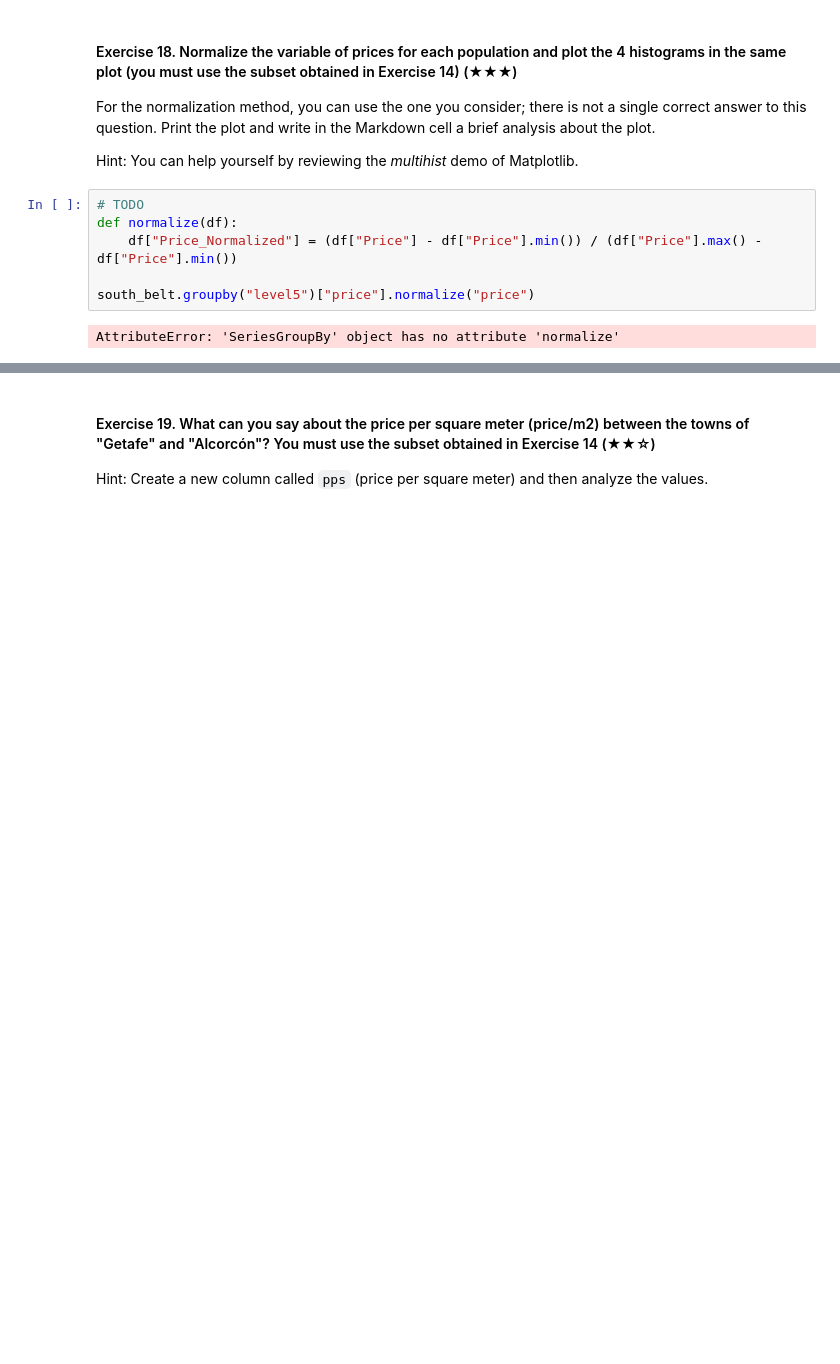
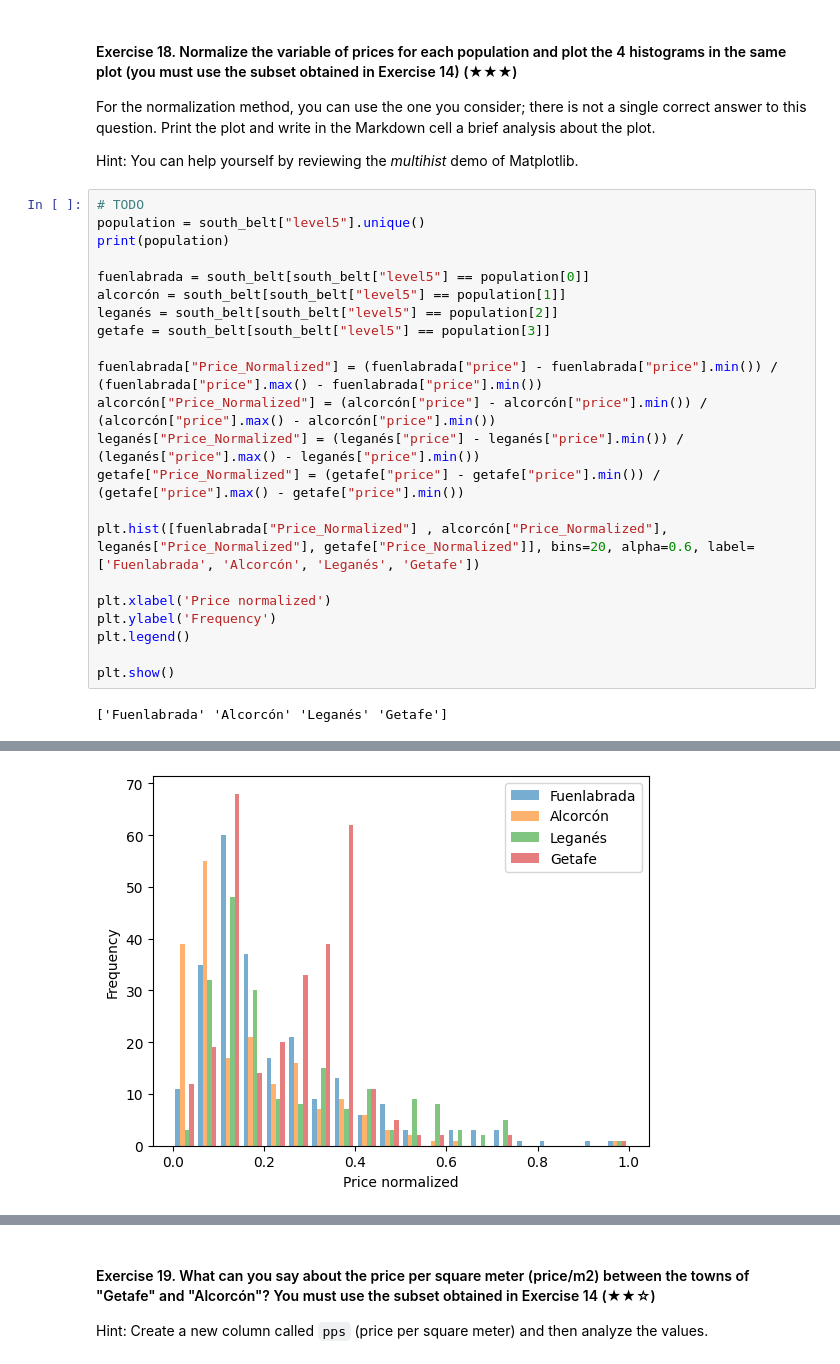
Before and after one commit to aristi95/realestate-datacleanup-exercise, a Jupyter notebook: project.ipynb, the cells around one changed output, grey strips where cells are left out. Saved outputs shown, nothing was run; the diff lists cells and outputs as text; blank space fills up the shorter version.

```diff
--- a/project.ipynb
+++ b/project.ipynb
@@ -336,9 +336,25 @@ For the normalization method, you can use the one you consider; there is not a s
 Hint: You can help yourself by reviewing the *multihist* demo of Matplotlib.
 # %%
 # TODO
-def normalize(df):
-    df["Price_Normalized"] = (df["Price"] - df["Price"].min()) / (df["Price"].max() - df["Price"].min())
+population = south_belt["level5"].unique()
+print(population)
 
-south_belt.groupby("level5")["price"].normalize("price")
+fuenlabrada = south_belt[south_belt["level5"] == population[0]]
+alcorcón = south_belt[south_belt["level5"] == population[1]]
+leganés = south_belt[south_belt["level5"] == population[2]]
+getafe = south_belt[south_belt["level5"] == population[3]]
+
+fuenlabrada["Price_Normalized"] = (fuenlabrada["price"] - fuenlabrada["price"].min()) / (fuenlabrada["price"].max() - fuenlabrada["price"].min())
+alcorcón["Price_Normalized"] = (alcorcón["price"] - alcorcón["price"].min()) / (alcorcón["price"].max() - alcorcón["price"].min())
+leganés["Price_Normalized"] = (leganés["price"] - leganés["price"].min()) / (leganés["price"].max() - leganés["price"].min())
+getafe["Price_Normalized"] = (getafe["price"] - getafe["price"].min()) / (getafe["price"].max() - getafe["price"].min())
+
+plt.hist([fuenlabrada["Price_Normalized"] , alcorcón["Price_Normalized"], leganés["Price_Normalized"], getafe["Price_Normalized"]], bins=20, alpha=0.6, label=['Fuenlabrada', 'Alcorcón', 'Leganés', 'Getafe'])
+
+plt.xlabel('Price normalized')
+plt.ylabel('Frequency')
+plt.legend()
+
+plt.show()
 # %% [output]
-AttributeError: 'SeriesGroupBy' object has no attribute 'normalize'
+['Fuenlabrada' 'Alcorcón' 'Leganés' 'Getafe']
@@ -345 +381,2 @@ AttributeError: 'SeriesGroupBy' object has no attribute 'normalize'
+[figure, added]
 # %% [markdown]
```
Also changed, not shown: parts of 5 cells of this notebook.
